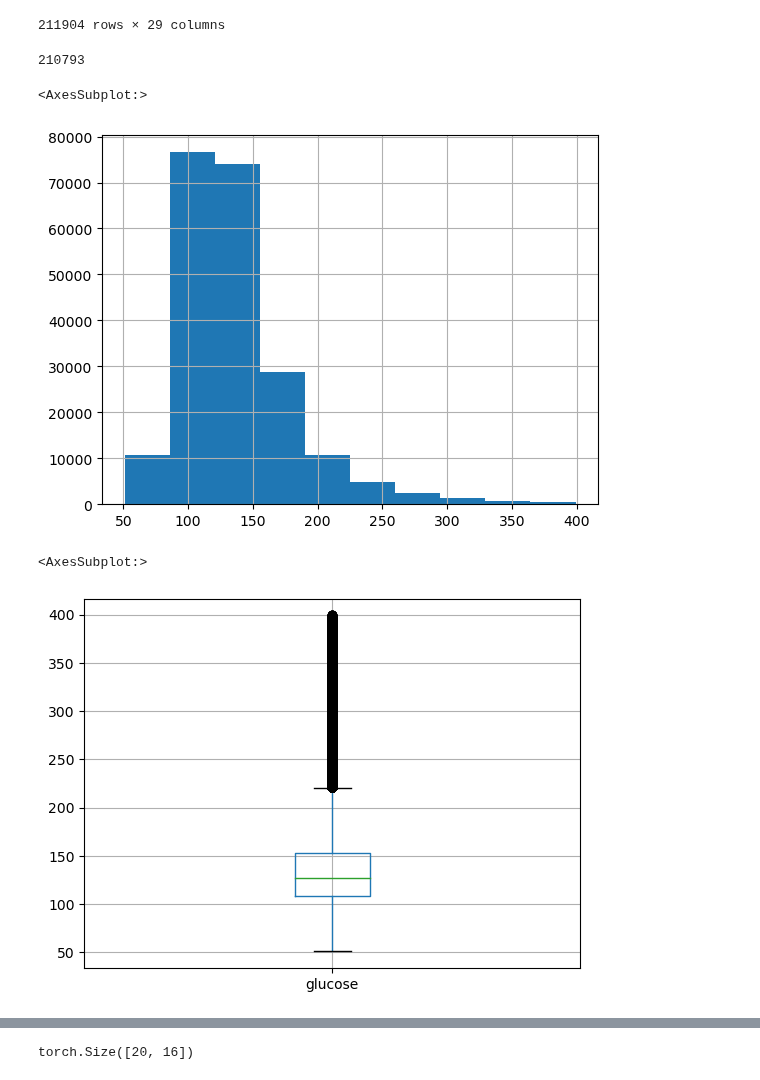
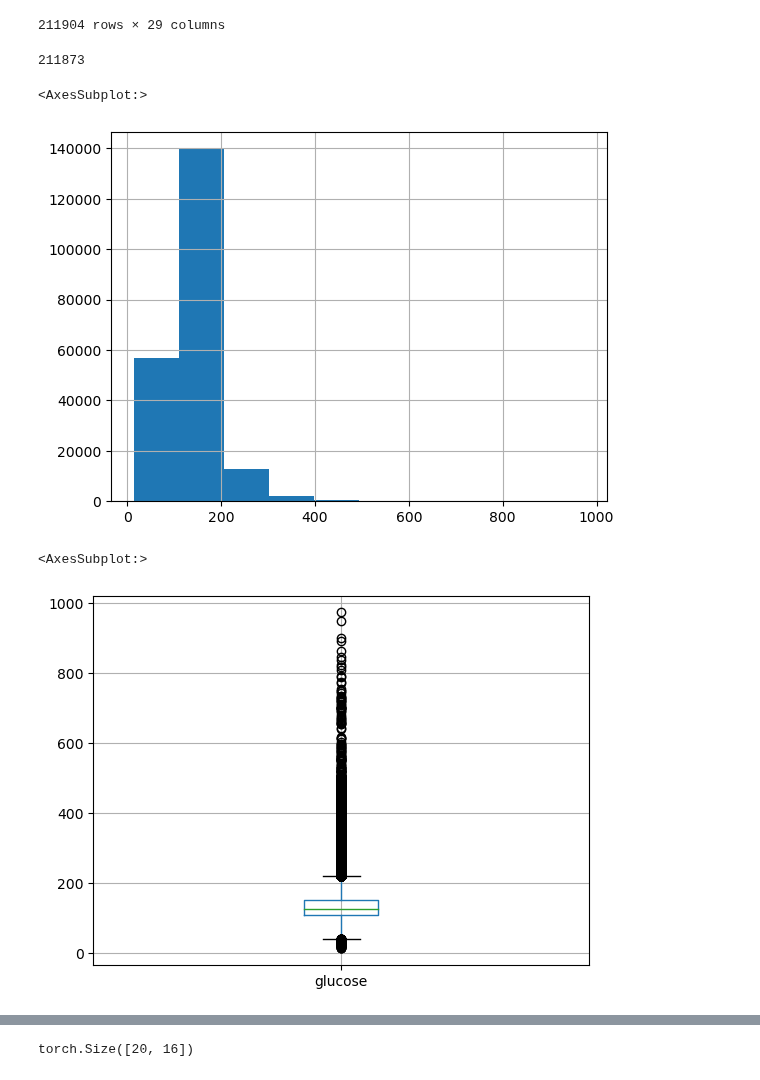
Before and after one commit to Gaurangkarwande/glycemic_control, a Jupyter notebook: data_notebook.ipynb, the cells around one changed output, grey strips where cells are left out. Drawn from its saved outputs; the diff is of its cells as text; code cells hidden in the pictures.

```diff
--- a/data_notebook.ipynb
+++ b/data_notebook.ipynb
@@ -31,21 +31,21 @@ df_base_data
 | 211903 | 11256534 | 39999552 | 22.0 | 99.0 | 8.0 | 0.0 | 64.500000 | 172.72 | 21.6 | ... |
 211904 rows × 29 columns
 # %%
-df_base_data = df_base_data[(df_base_data.glucose > 50) & (df_base_data.glucose < 400)]
+df_base_data = df_base_data[(df_base_data.glucose > 10) & (df_base_data.glucose < 1000)]
 # %%
 len(df_base_data)
 # %% [output]
-210793
+211873
 # %%
-df_base_data[(df_base_data.glucose > 50) & (df_base_data.glucose < 400)].glucose.hist()
+df_base_data.glucose.hist()
 # %% [output]
 <AxesSubplot:>
-[figure, old version]
+[figure, new version]
 # %%
-df_base_data[(df_base_data.glucose > 50) & (df_base_data.glucose < 400)].boxplot(column='glucose')
+df_base_data.boxplot(column='glucose')
 # %% [output]
 <AxesSubplot:>
-[figure, old version]
+[figure, new version]
 # %%
 df_train, df_valid, df_test = train_valid_test_splits_v1(df_base_data, seed=345)
 # %%
```
Also changed, not shown: parts of 4 cells of this notebook, 5 other files.
